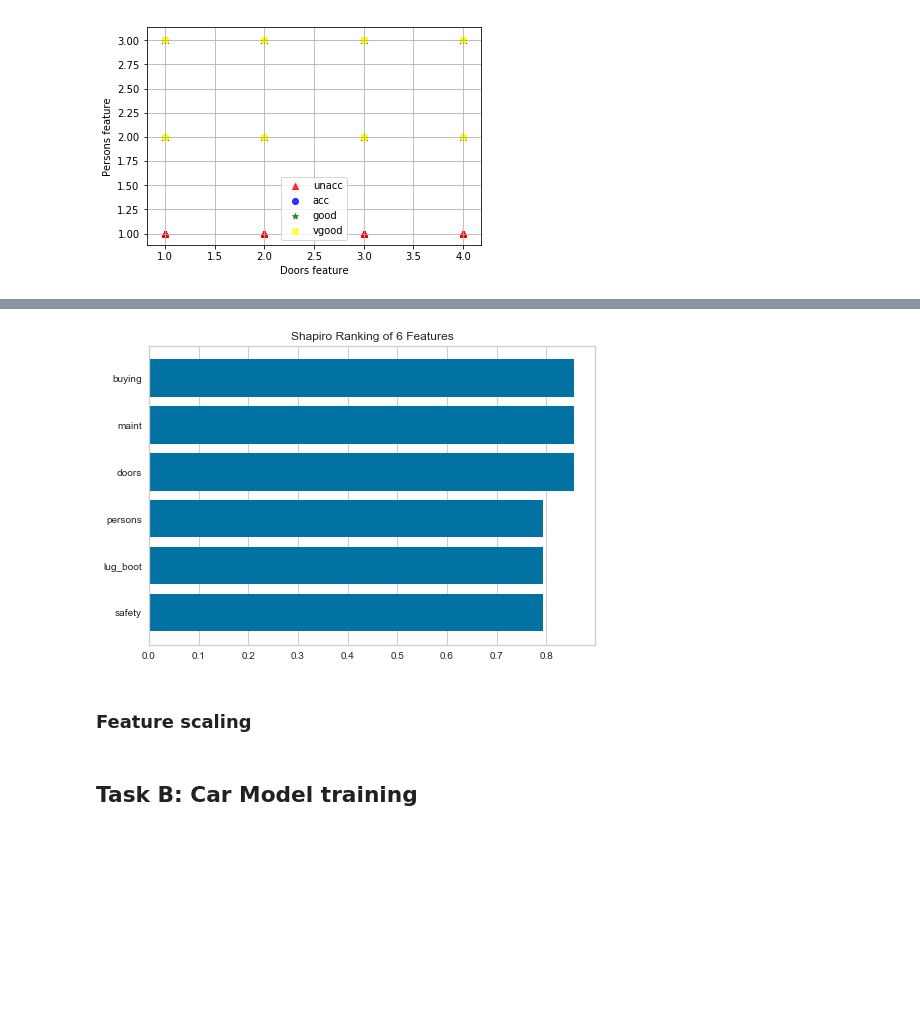
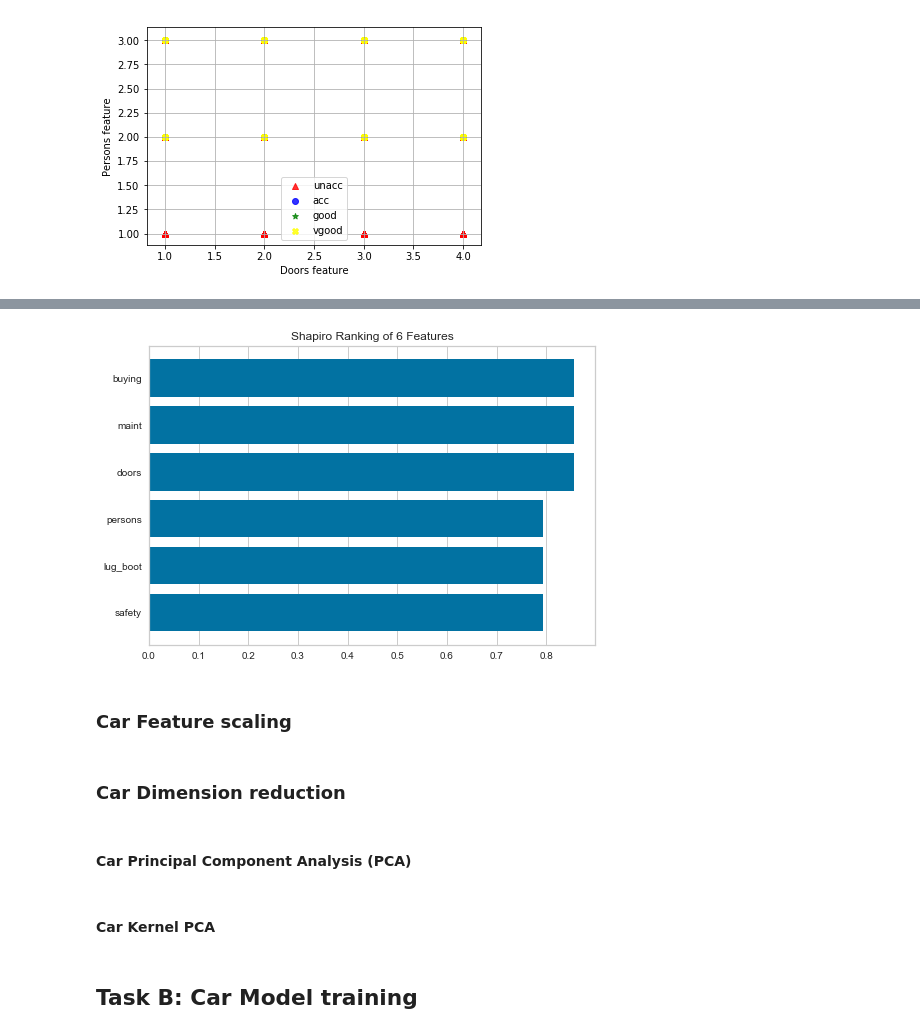
Before and after one commit to franciscommcunha/Data_Mining, a Jupyter notebook: scripts/Notebook1_separated.ipynb, the cells around one changed output, grey strips where cells are left out. Cells and saved outputs as stored; diff of their text form; code cells hidden in the pictures; blank space fills up the shorter version.

```diff
--- a/scripts/Notebook1_separated.ipynb
+++ b/scripts/Notebook1_separated.ipynb
@@ -180,17 +215,50 @@ t= f.suptitle('Car Attributes Correlation Heatmap', fontsize=14)
-# %%
-from yellowbrick.features import Rank1D
-
-features = list(dataset_car.columns[0:6])
-
-# Instantiate the 1D visualizer with the Sharpiro ranking algorithm
-visualizer = Rank1D(features=features, algorithm='shapiro')
-visualizer.fit(attributes_car, labels_car)	# Fit the data to the visualizer
-visualizer.transform(attributes_car)	# Transform the data
-visualizer.poof()
-# %% [output]
-[figure, removed]
+# %%
+'''
+# https://machinelearningmastery.com/feature-selection-machine-learning-python/
+from sklearn.feature_selection import SelectKBest, chi2
+import numpy
+
+# UNIVARIATE SELECTION -> Statistical tests can be used to select those features that have the strongest relationship with the output variable.
+
+print("CAR SHAPE OLD: ", attributes_car.shape)
+
+# feature extraction
+test_car = SelectKBest(score_func = chi2, k = 3) # selects features using chi square and selects 3 of the best features
+fit_car = test_car.fit(attributes_car, labels_car) # Run score function on (X, Y) and get the appropriate features.
+indices_car = fit_car.get_support(indices='false') # Get a mask, or integer index, of the features selected
+print("\nCAR INDICES: ", indices_car)
+
+# new dataset
+X_car_new = SelectKBest(chi2, k=3).fit_transform(attributes_car, labels_car)
+print("\nCAR SHAPE NEW: ", X_car_new.shape)
+
+# summarize scores
+numpy.set_printoptions(precision = 3) # sets precision to 3 numbers
+print("\nCAR FIT SCORES: ", fit_car.scores_)
+
+# Apply the transformation to the dataset
+features_car = fit_car.transform(attributes_car)
+
+# Summarize selected features
+print("\nCAR Features: ", features_car[0:4,:])
+
+uni_selection_car = chi2(attributes_car, labels_car) # MAYBE NOT NEEDED
+print("\nCAR UNIVARIATE SELECTION: ", uni_selection_car) # MAYBE NOT NEEDED
+'''
+
+from yellowbrick.features import Rank1D
+
+features = list(dataset_car.columns[0:6])
+
+# Instantiate the 1D visualizer with the Sharpiro ranking algorithm
+visualizer = Rank1D(features=features, algorithm='shapiro')
+visualizer.fit(attributes_car, labels_car)	# Fit the data to the visualizer
+visualizer.transform(attributes_car)	# Transform the data
+visualizer.poof()
+# %% [output]
+[figure, added]
 # %% [markdown]
-### Feature scaling
+### Car Feature scaling
 # %%
 from sklearn.preprocessing import StandardScaler
 import warnings
@@ -200,6 +268,12 @@ warnings.filterwarnings(action='ignore', category=DataConversionWarning)
 sc = StandardScaler()
 sc.fit(attributes_car)
 X_train_std = sc.transform(attributes_car)
+# %% [markdown]
+### Car Dimension reduction
+# %% [markdown]
+#### Car Principal Component Analysis (PCA)
+# %% [markdown]
+#### Car Kernel PCA
 # %% [markdown]
 ## Task B: Car Model training
 # %% [markdown]
```
Also changed, not shown: parts of 97 cells of this notebook.
